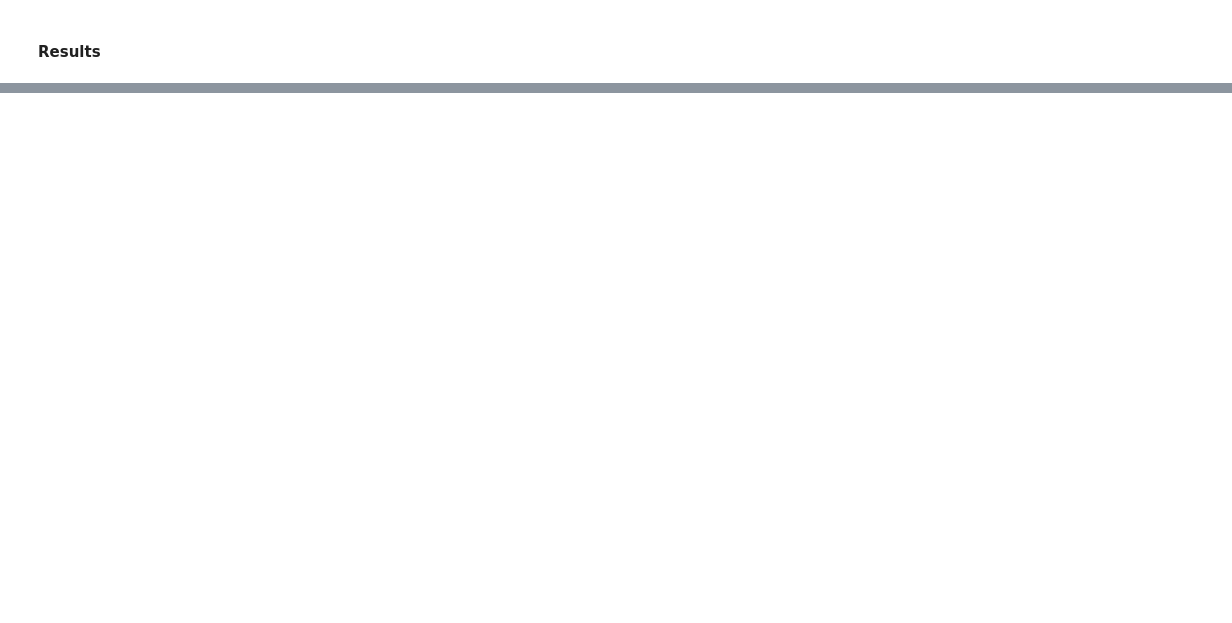
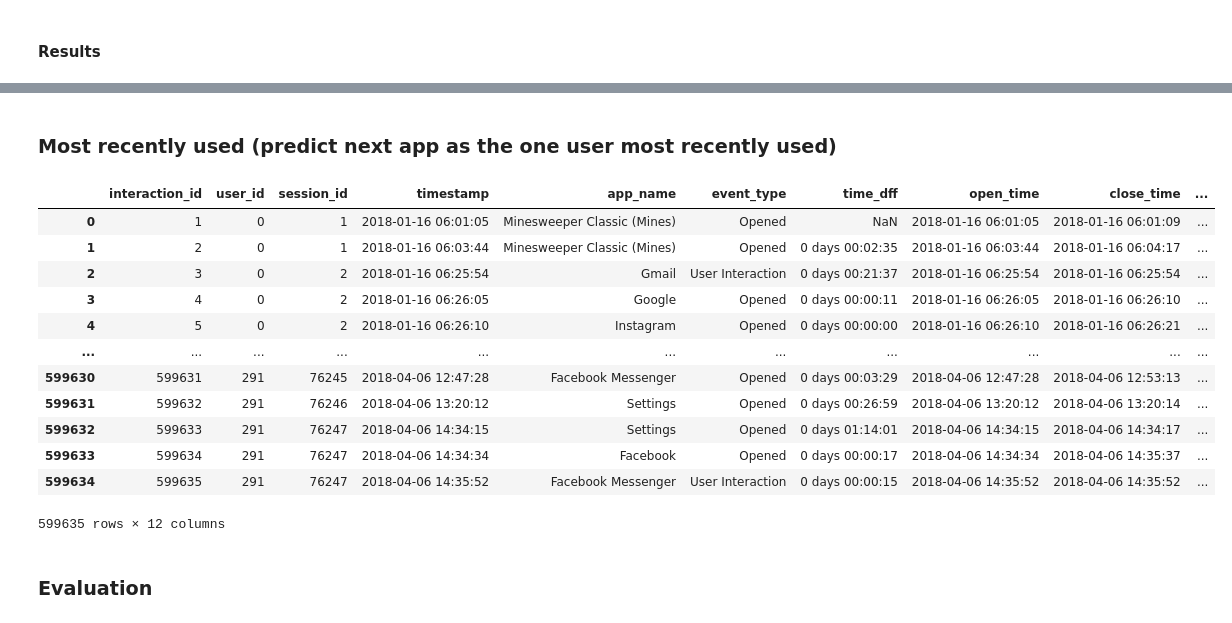
Before and after one commit to shogunishere/next-app-prediction, a Jupyter notebook: baseline.ipynb, the cells around one changed output, grey strips where cells are left out. Cells and saved outputs as stored; diff of their text form; code cells hidden in the pictures; blank space fills up the shorter version.

```diff
--- a/baseline.ipynb
+++ b/baseline.ipynb
@@ -566,0 +325,26 @@ mean_accuracy, std_accuracy
+# %% [markdown]
+### Most recently used (predict next app as the one user most recently used)
+# %%
+df_start['most_recently_used_app'] = 'NOT_PROVIDED'
+
+for i, row in df_start.iterrows():
+    if i > 0:
+        df_start.at[i, 'most_recently_used_app'] = df_start.at[i - 1, 'app_name']
+
+df_start
+# %% [output]
+|  | interaction_id | user_id | session_id | timestamp | app_name | event_type | time_dff | open_time | close_time | ... |
+| 0 | 1 | 0 | 1 | 2018-01-16 06:01:05 | Minesweeper Classic (Mines) | Opened | NaN | 2018-01-16 06:01:05 | 2018-01-16 06:01:09 | ... |
+| 1 | 2 | 0 | 1 | 2018-01-16 06:03:44 | Minesweeper Classic (Mines) | Opened | 0 days 00:02:35 | 2018-01-16 06:03:44 | 2018-01-16 06:04:17 | ... |
+| 2 | 3 | 0 | 2 | 2018-01-16 06:25:54 | Gmail | User Interaction | 0 days 00:21:37 | 2018-01-16 06:25:54 | 2018-01-16 06:25:54 | ... |
+| 3 | 4 | 0 | 2 | 2018-01-16 06:26:05 | Google | Opened | 0 days 00:00:11 | 2018-01-16 06:26:05 | 2018-01-16 06:26:10 | ... |
+| 4 | 5 | 0 | 2 | 2018-01-16 06:26:10 | Instagram | Opened | 0 days 00:00:00 | 2018-01-16 06:26:10 | 2018-01-16 06:26:21 | ... |
+| ... | ... | ... | ... | ... | ... | ... | ... | ... | ... | ... |
+| 599630 | 599631 | 291 | 76245 | 2018-04-06 12:47:28 | Facebook Messenger | Opened | 0 days 00:03:29 | 2018-04-06 12:47:28 | 2018-04-06 12:53:13 | ... |
+| 599631 | 599632 | 291 | 76246 | 2018-04-06 13:20:12 | Settings | Opened | 0 days 00:26:59 | 2018-04-06 13:20:12 | 2018-04-06 13:20:14 | ... |
+| 599632 | 599633 | 291 | 76247 | 2018-04-06 14:34:15 | Settings | Opened | 0 days 01:14:01 | 2018-04-06 14:34:15 | 2018-04-06 14:34:17 | ... |
+| 599633 | 599634 | 291 | 76247 | 2018-04-06 14:34:34 | Facebook | Opened | 0 days 00:00:17 | 2018-04-06 14:34:34 | 2018-04-06 14:35:37 | ... |
+| 599634 | 599635 | 291 | 76247 | 2018-04-06 14:35:52 | Facebook Messenger | User Interaction | 0 days 00:00:15 | 2018-04-06 14:35:52 | 2018-04-06 14:35:52 | ... |
+599635 rows × 12 columns
+# %% [markdown]
+### Evaluation
```
Also changed, not shown: parts of 58 cells of this notebook, 3 other files.
